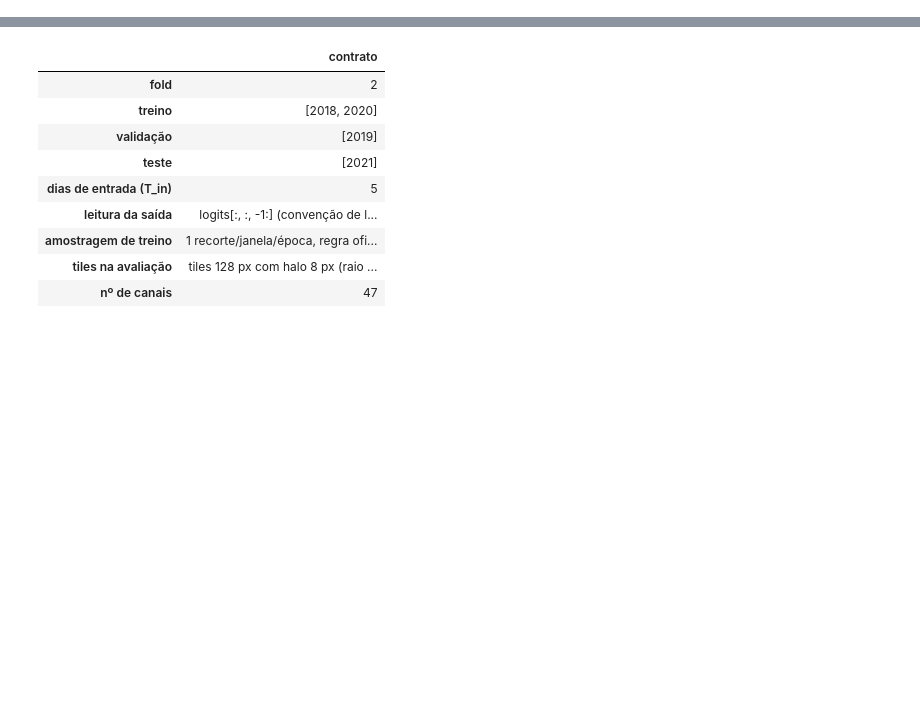
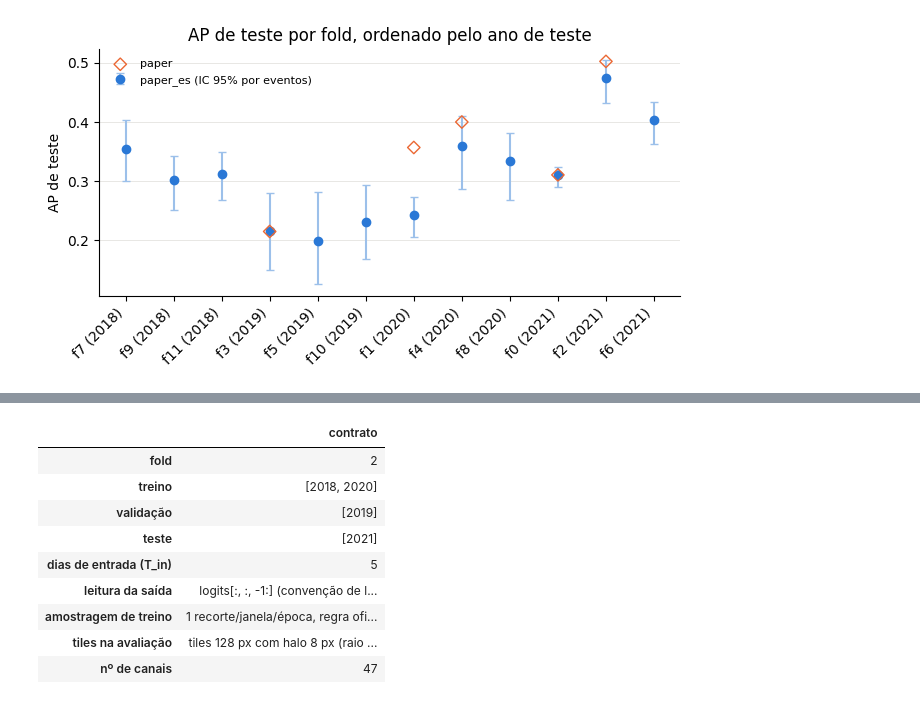
Before and after one commit to AILAB-CEFET-RJ/queimadas, a Jupyter notebook: notebooks/05_stconv_integracao.ipynb, the cells around one changed output, grey strips where cells are left out. Saved outputs shown, nothing was run; the diff lists cells and outputs as text; code cells hidden in the pictures; blank space fills up the shorter version.

```diff
--- a/notebooks/05_stconv_integracao.ipynb
+++ b/notebooks/05_stconv_integracao.ipynb
@@ -80,0 +212,29 @@ display(pd.DataFrame([{
+# %%
+if 'paper_es' in baseline:
+    import matplotlib.pyplot as plt
+
+    es = {f['fold']: f for f in baseline['paper_es']['folds']}
+    order = sorted(es, key=lambda k: (es[k]['years']['test'][0], k))
+    x = list(range(len(order)))
+    ap = [es[k]['test_ap'] for k in order]
+    low = [es[k]['test_ap'] - es[k]['test_ap_ci95'][0] for k in order]
+    high = [es[k]['test_ap_ci95'][1] - es[k]['test_ap'] for k in order]
+    fig, ax = plt.subplots(figsize=(7.5, 3.2))
+    ax.errorbar(x, ap, yerr=[low, high], fmt='o', color='#2a78d6', ecolor='#9cc0ea', capsize=3,
+                label='paper_es (IC 95% por eventos)')
+    if 'paper' in baseline:
+        paper = {f['fold']: f['test_ap'] for f in baseline['paper']['folds']}
+        shown = [i for i, k in enumerate(order) if k in paper]
+        ax.scatter(shown, [paper[order[i]] for i in shown], marker='D', facecolors='none',
+                   edgecolors='#eb6834', s=40, label='paper', zorder=3)
+    ax.set_xticks(x)
+    ax.set_xticklabels([f"f{k} ({es[k]['years']['test'][0]})" for k in order], rotation=45, ha='right')
+    ax.set_ylabel('AP de teste')
+    ax.set_title('AP de teste por fold, ordenado pelo ano de teste')
+    ax.grid(axis='y', color='#e4e3df', linewidth=0.6); ax.set_axisbelow(True)
+    for side in ('top', 'right'):
+        ax.spines[side].set_visible(False)
+    ax.legend(frameon=False, fontsize=8)
+    plt.show()
+# %% [output]
+[figure, added]
```
Also changed, not shown: parts of 22 cells of this notebook, 9 other files.
